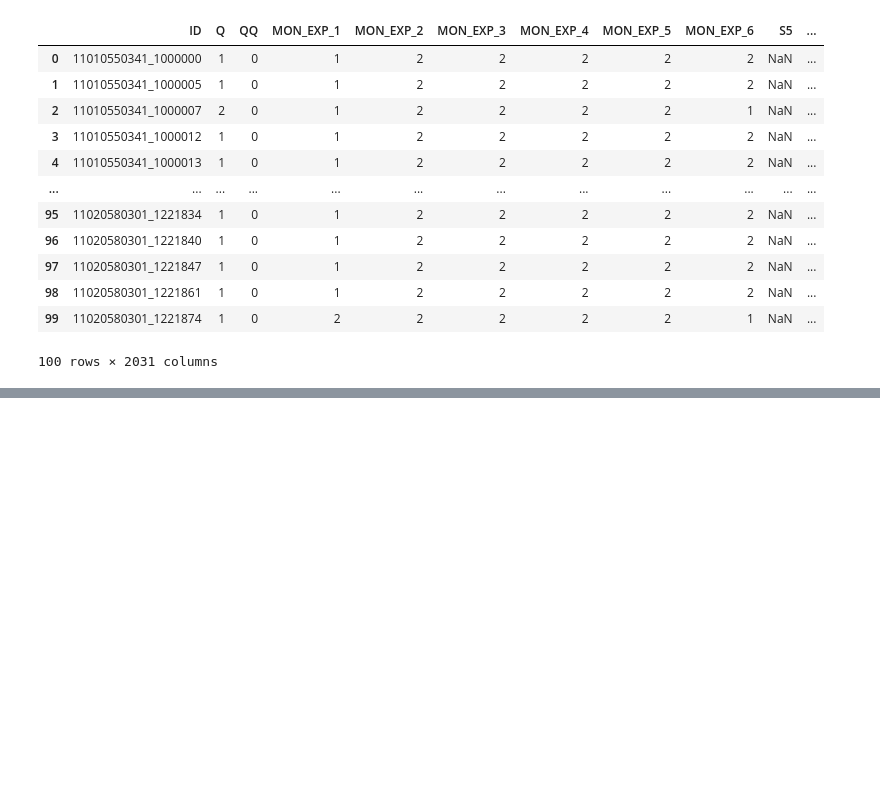
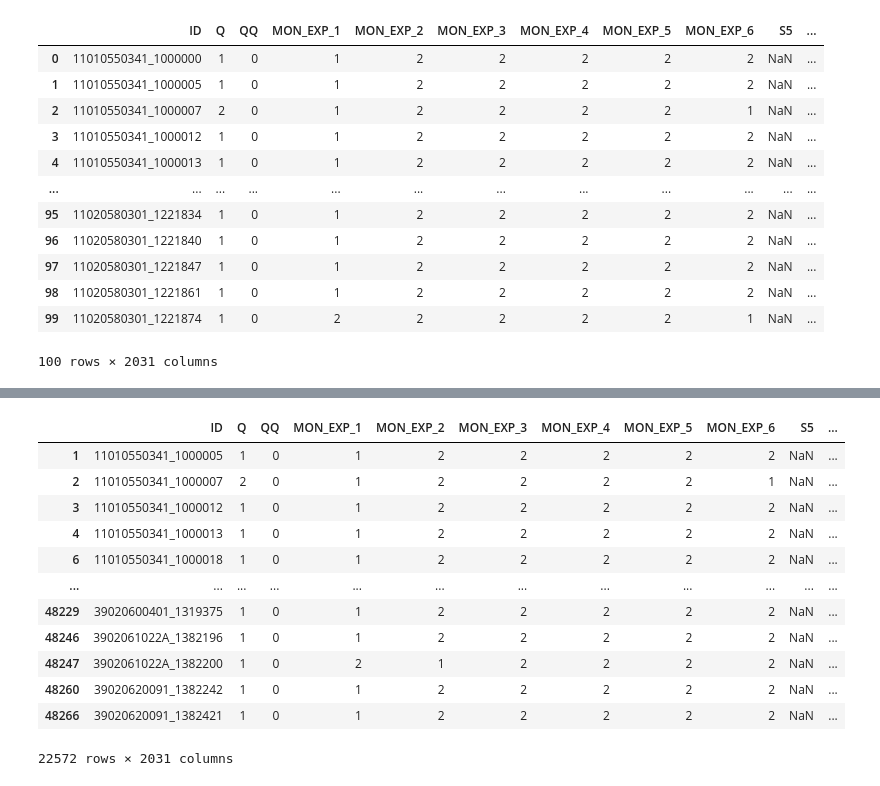
Before and after one commit to songhyeonjun/python-data, a Jupyter notebook: 프로젝트 ML/ml.ipynb, the cells around one changed output, grey strips where cells are left out. Cells and saved outputs as stored; diff of their text form; code cells hidden in the pictures; blank space fills up the shorter version.

```diff
--- a/프로젝트 ML/ml.ipynb
+++ b/프로젝트 ML/ml.ipynb
@@ -52,0 +102,24 @@ df[:100]
+# %%
+##year 년도에 여행한 사람만 추출
+df = df[df['D_TRA1_SYEAR']==year]
+# %%
+## 관광/휴양 이 포함되지 않는 row 제거
+df = df[(df['MON_EXP_1']!=0) | (df['MON_EXP_2']!=0.0) | (df['MON_EXP_4']!=0)]
+# %%
+## 추천도, 재방문의사 보통이상만 추출
+df = df[(df['A13']>=3) & (df['A14']>=3)]
+df
+# %% [output]
+|  | ID | Q | QQ | MON_EXP_1 | MON_EXP_2 | MON_EXP_3 | MON_EXP_4 | MON_EXP_5 | MON_EXP_6 | S5 | ... |
+| 1 | 11010550341_1000005 | 1 | 0 | 1 | 2 | 2 | 2 | 2 | 2 | NaN | ... |
+| 2 | 11010550341_1000007 | 2 | 0 | 1 | 2 | 2 | 2 | 2 | 1 | NaN | ... |
+| 3 | 11010550341_1000012 | 1 | 0 | 1 | 2 | 2 | 2 | 2 | 2 | NaN | ... |
+| 4 | 11010550341_1000013 | 1 | 0 | 1 | 2 | 2 | 2 | 2 | 2 | NaN | ... |
+| 6 | 11010550341_1000018 | 1 | 0 | 1 | 2 | 2 | 2 | 2 | 2 | NaN | ... |
+| ... | ... | ... | ... | ... | ... | ... | ... | ... | ... | ... | ... |
+| 48229 | 39020600401_1319375 | 1 | 0 | 1 | 2 | 2 | 2 | 2 | 2 | NaN | ... |
+| 48246 | 3902061022A_1382196 | 1 | 0 | 1 | 2 | 2 | 2 | 2 | 2 | NaN | ... |
+| 48247 | 3902061022A_1382200 | 1 | 0 | 2 | 1 | 2 | 2 | 2 | 2 | NaN | ... |
+| 48260 | 39020620091_1382242 | 1 | 0 | 1 | 2 | 2 | 2 | 2 | 2 | NaN | ... |
+| 48266 | 39020620091_1382421 | 1 | 0 | 1 | 2 | 2 | 2 | 2 | 2 | NaN | ... |
+22572 rows × 2031 columns
```
Also changed, not shown: parts of 7 cells of this notebook, 2 other files.
